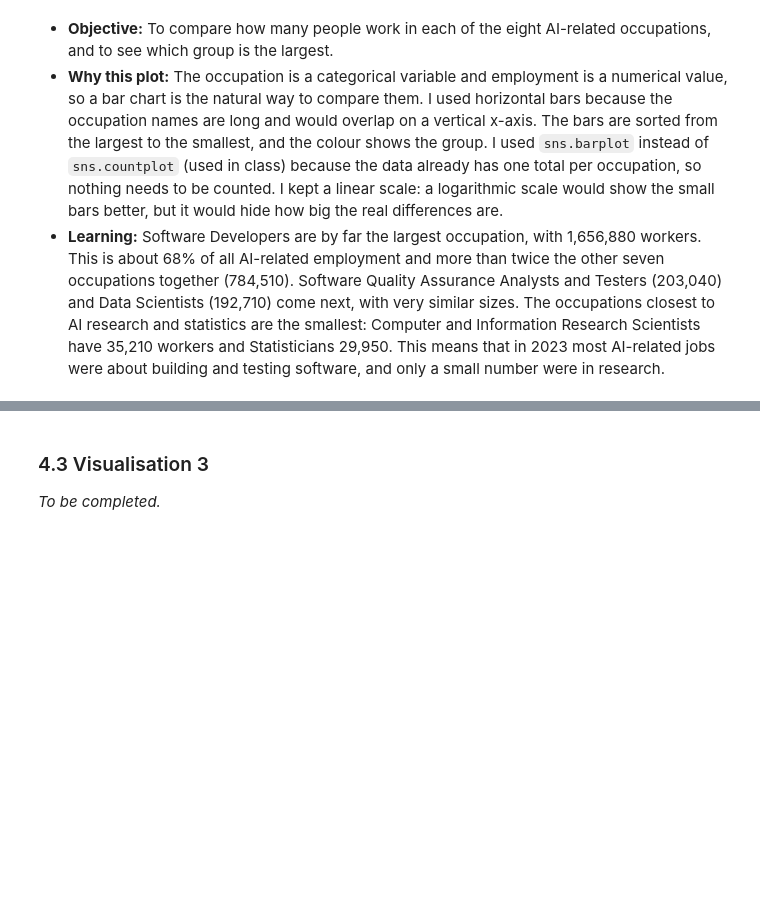
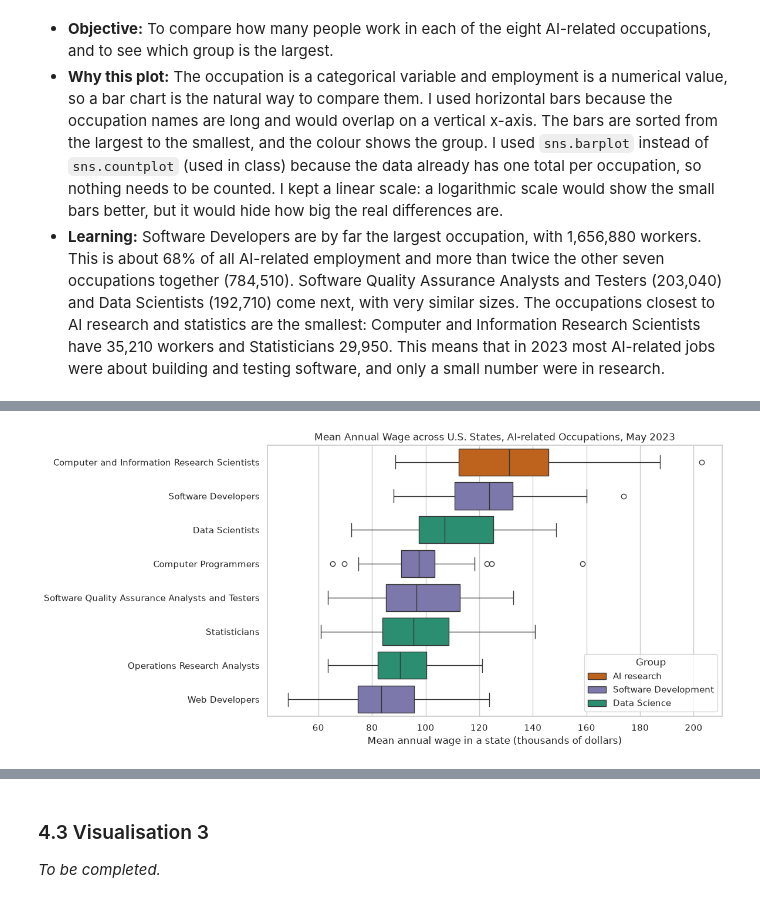
Before and after one commit to MatheusFerreiraL/dvc-ca1-ai-employment, a Jupyter notebook: dvc_ca1_ai_employment.ipynb, the cells around one changed output, grey strips where cells are left out. Cells and saved outputs as stored; diff of their text form; code cells hidden in the pictures; blank space fills up the shorter version.

Commit message:
dd Visualisation 2: box plot of mean wage across states

```diff
--- a/dvc_ca1_ai_employment.ipynb
+++ b/dvc_ca1_ai_employment.ipynb
@@ -294,0 +295,11 @@ _To be completed._
+# %%
+# Keep the eight AI-related occupations in the state table and add their group
+ai_state = state.copy()
+ai_state["GROUP"] = ai_state["OCC_CODE"].map(ai_groups)
+ai_state = ai_state.dropna(subset=["GROUP"])
+
+# Mean annual wage in thousands of dollars, so the axis numbers are short
+ai_state["A_MEAN_THOUSANDS"] = ai_state["A_MEAN"] / 1000
+
+# Number of states with a published mean wage and summary of the values
+ai_state.groupby("OCC_TITLE")["A_MEAN"].describe().round(0).sort_values("50%", ascending=False)
@@ -294,0 +317,13 @@ _To be completed._
+# %%
+# Occupations ordered by their median state wage, from highest to lowest
+wage_order = ai_state.groupby("OCC_TITLE")["A_MEAN"].median().sort_values(ascending=False).index
+
+sns.boxplot(data=ai_state, x="A_MEAN_THOUSANDS", y="OCC_TITLE", hue="GROUP",
+            order=wage_order, palette=group_colours, dodge=False)
+plt.title("Mean Annual Wage across U.S. States, AI-related Occupations, May 2023")
+plt.xlabel("Mean annual wage in a state (thousands of dollars)")
+plt.ylabel("")
+plt.legend(title="Group")
+plt.show()
+# %% [output]
+[figure, added]
```
Also changed, not shown: parts of 5 cells of this notebook.
